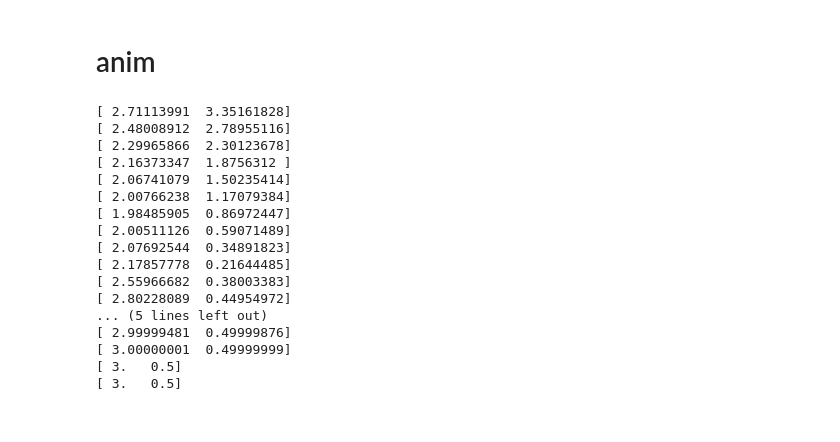
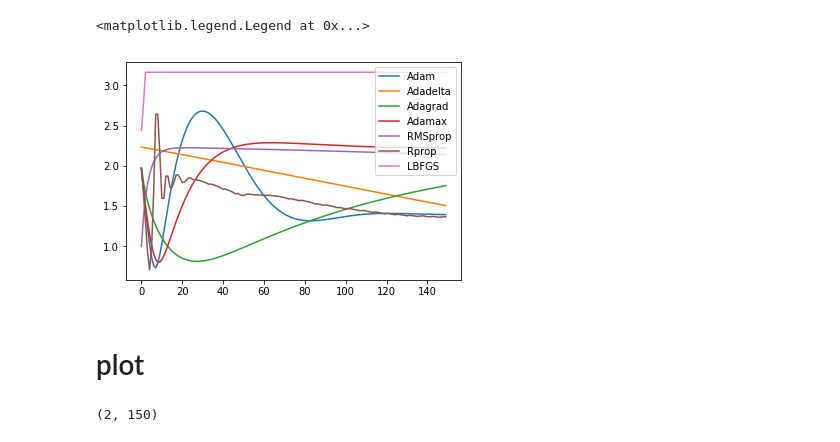
Before and after one commit to wassname/viz_torch_optim, a Jupyter notebook: main.ipynb, the cells around one changed output. Drawn from its saved outputs; the diff is of its cells as text; code cells hidden in the pictures.

```diff
--- a/main.ipynb
+++ b/main.ipynb
@@ -54,2 +159,9 @@ array([[ 3. ],
+# %%
+for name in losses:
+    plt.plot(losses[name], label=name)
+plt.legend()
+# %% [output]
+<matplotlib.legend.Legend at 0x...>
+[figure, added]
 # %% [markdown]
-# anim
+# plot
@@ -60,21 +167,0 @@ func = value_and_grad(lambda args: f(*args))
-# %%
-res = minimize(func, x0=x0, method='Newton-CG',
-               jac=True, tol=1e-20, callback=print)
-# %% [output]
-[ 2.71113991  3.35161828]
-[ 2.48008912  2.78955116]
-[ 2.29965866  2.30123678]
-[ 2.16373347  1.8756312 ]
-[ 2.06741079  1.50235414]
-[ 2.00766238  1.17079384]
-[ 1.98485905  0.86972447]
-[ 2.00511126  0.59071489]
-[ 2.07692544  0.34891823]
-[ 2.17857778  0.21644485]
-[ 2.55966682  0.38003383]
-[ 2.80228089  0.44954972]
-... (5 lines left out)
-[ 2.99999481  0.49999876]
-[ 3.00000001  0.49999999]
-[ 3.   0.5]
-[ 3.   0.5]
@@ -195 +269,7 @@ paths = [np.array(paths_[method]).T for method in methods]
+# %%
+methods = constructors.keys()
+paths = [np.array(data).T] # should be (2,N)
+paths[0].shape
+# %% [output]
+(2, 150)
 # %%
```
Also changed, not shown: parts of 38 cells of this notebook.
